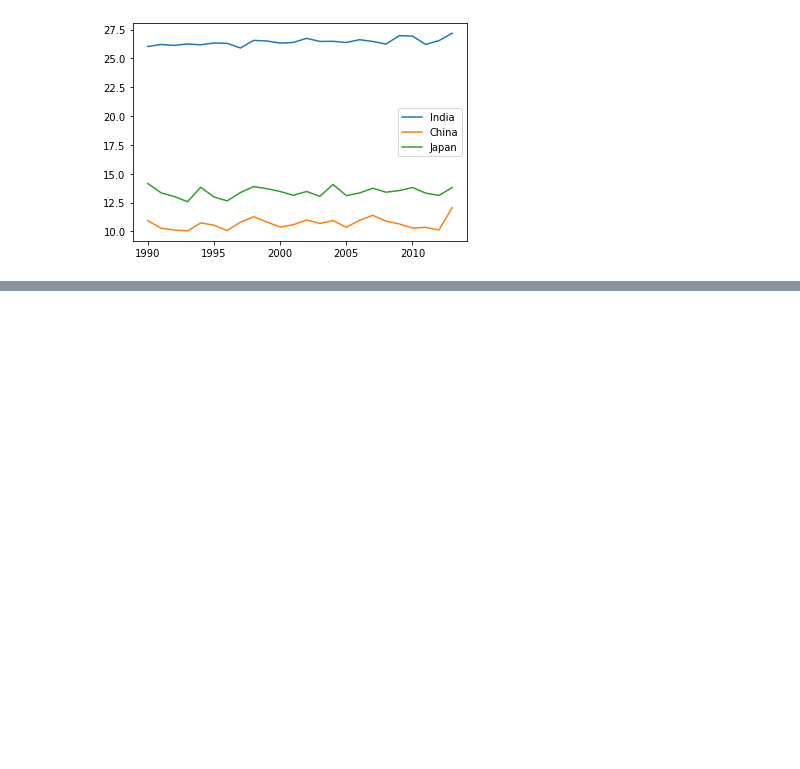
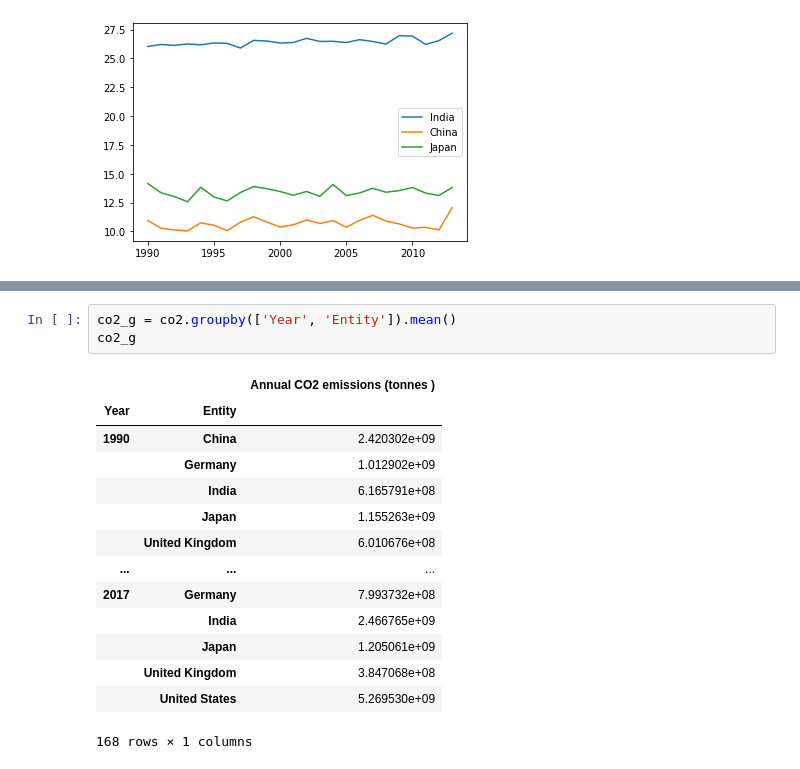
Before and after one commit to thesuhas/Climate-Change-Industrialisation, a Jupyter notebook: script1.ipynb, the cells around one changed output, grey strips where cells are left out. Saved outputs shown, nothing was run; the diff lists cells and outputs as text; blank space fills up the shorter version.

```diff
--- a/script1.ipynb
+++ b/script1.ipynb
@@ -195,0 +237,18 @@ plt.legend()
+# %%
+co2_g = co2.groupby(['Year', 'Entity']).mean()
+co2_g
+# %% [output]
+|  |  | Annual CO2 emissions (tonnes ) |
+| Year | Entity |  |
+| 1990 | China | 2.420302e+09 |
+|  | Germany | 1.012902e+09 |
+|  | India | 6.165791e+08 |
+|  | Japan | 1.155263e+09 |
+|  | United Kingdom | 6.010676e+08 |
+| ... | ... | ... |
+| 2017 | Germany | 7.993732e+08 |
+|  | India | 2.466765e+09 |
+|  | Japan | 1.205061e+09 |
+|  | United Kingdom | 3.847068e+08 |
+|  | United States | 5.269530e+09 |
+168 rows × 1 columns
```
Also changed, not shown: parts of 11 cells of this notebook.
